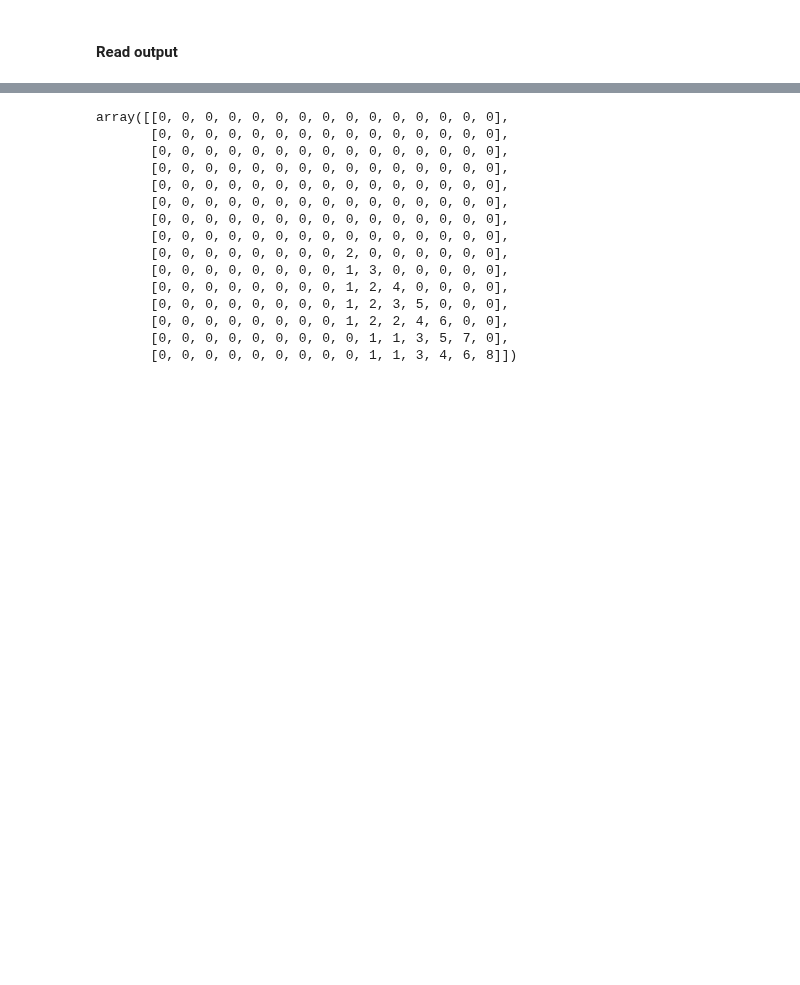
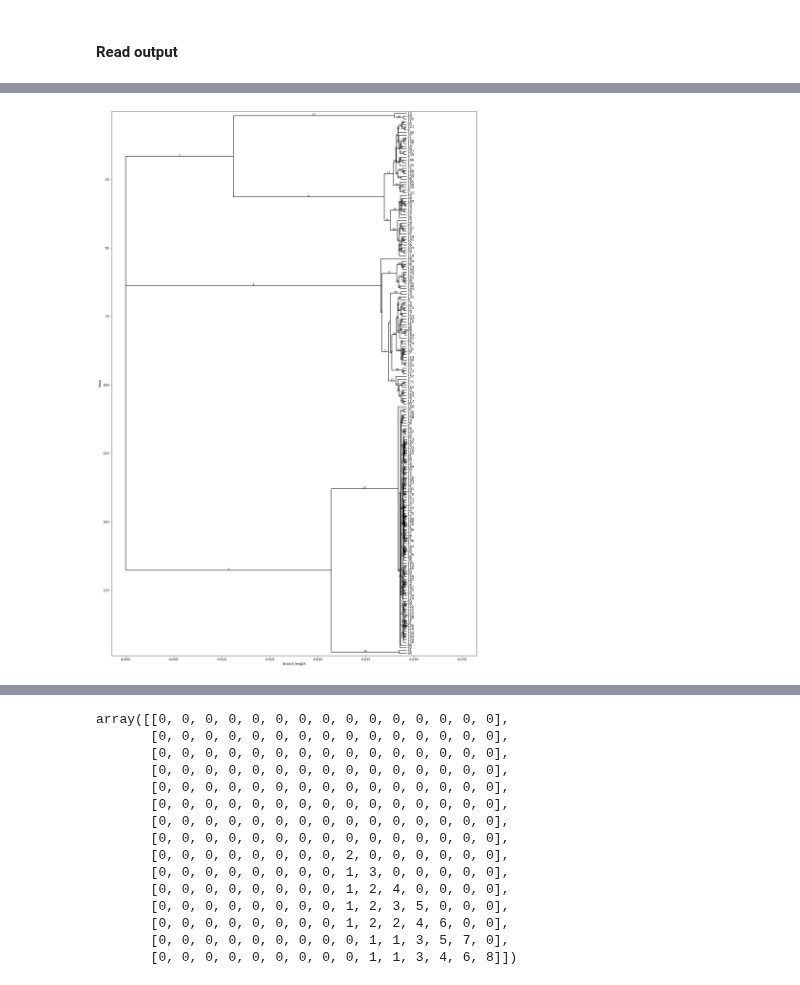
Before and after one commit to ziyimo/popgen-dom-adapt, a Jupyter notebook: CEU_reanalysis/sims/discoal_playground.ipynb, the cells around one changed output, grey strips where cells are left out. Drawn from its saved outputs; the diff is of its cells as text; code cells hidden in the pictures; blank space fills up the shorter version.

```diff
--- a/CEU_reanalysis/sims/discoal_playground.ipynb
+++ b/CEU_reanalysis/sims/discoal_playground.ipynb
@@ -124,0 +159,2 @@ Phylo.draw(tr)
+# %%
+dpy_tr = dendropy.Tree.get(data=nwk_str, schema="newick", rooting="default-rooted")
@@ -124,0 +186,8 @@ Phylo.draw(tr)
+# %%
+tr = Phylo.read(StringIO(dpy_tr.as_string("newick")), "newick")
+
+fig, ax = plt.subplots(figsize=(20, 30))
+
+Phylo.draw(tr, axes=ax)
+# %% [output]
+[figure, added]
```
Also changed, not shown: parts of 19 cells of this notebook, 1 other file.
